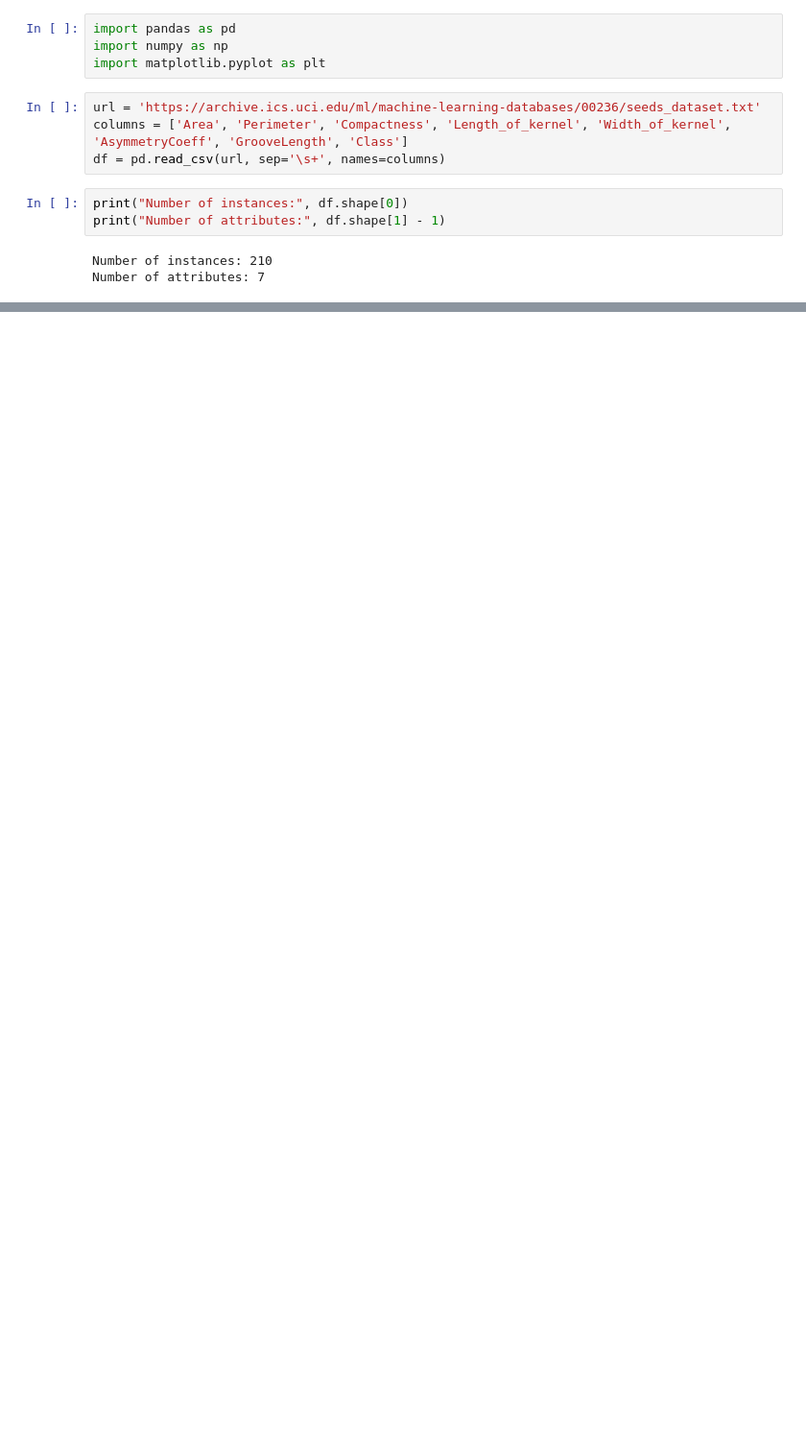
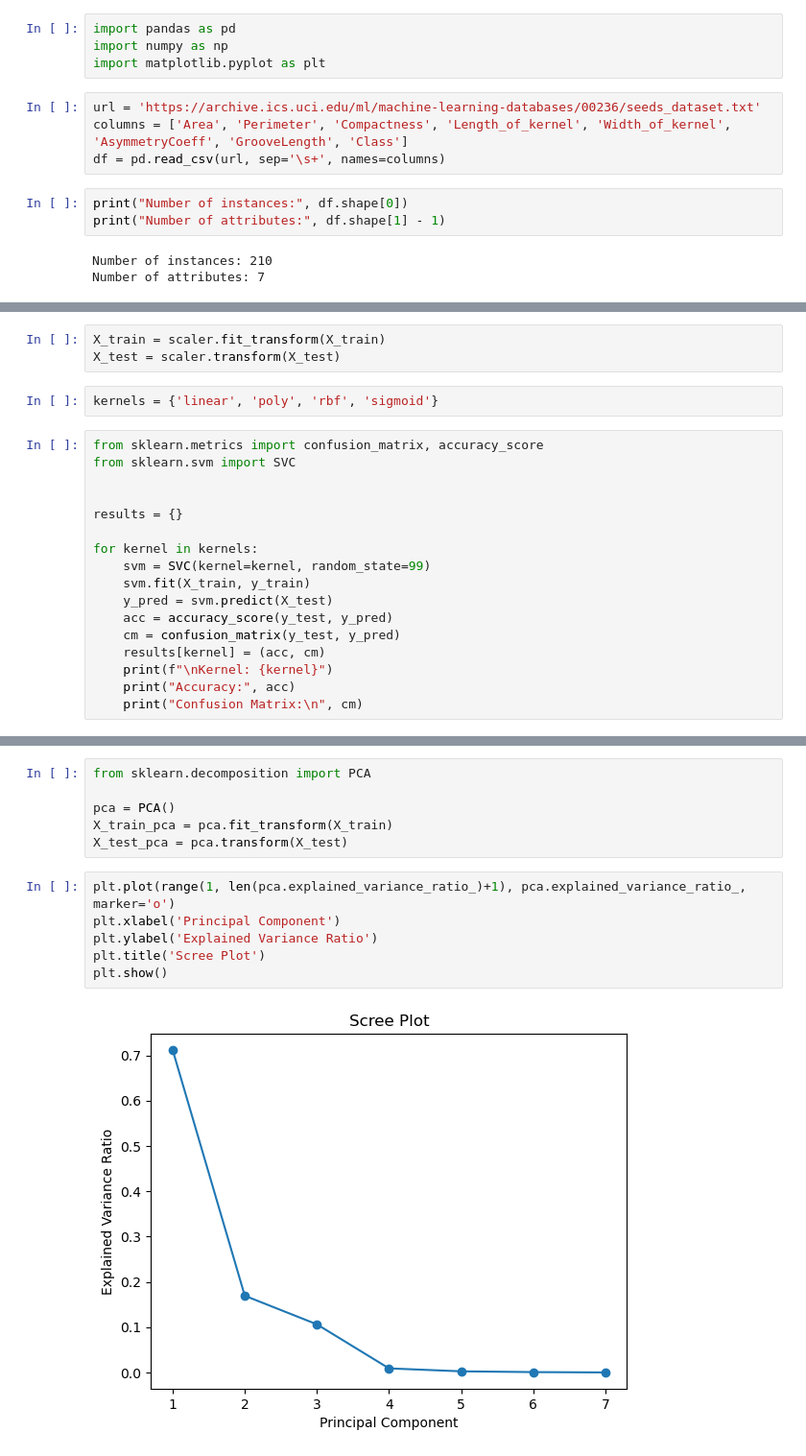
Before and after one commit to Parth6120/Seed_SVM, a Jupyter notebook: Lab2_AML.ipynb, the cells around one changed output, grey strips where cells are left out. Shown at 96% size. Drawn from its saved outputs; the diff is of its cells as text; blank space fills up the shorter version.

```diff
--- a/Lab2_AML.ipynb
+++ b/Lab2_AML.ipynb
@@ -23,0 +33,22 @@ df.head()
+# %%
+X_train = scaler.fit_transform(X_train)
+X_test = scaler.transform(X_test)
+# %%
+kernels = {'linear', 'poly', 'rbf', 'sigmoid'}
+# %%
+from sklearn.metrics import confusion_matrix, accuracy_score
+from sklearn.svm import SVC
+
+
+results = {}
+
+for kernel in kernels:
+    svm = SVC(kernel=kernel, random_state=99)
+    svm.fit(X_train, y_train)
+    y_pred = svm.predict(X_test)
+    acc = accuracy_score(y_test, y_pred)
+    cm = confusion_matrix(y_test, y_pred)
+    results[kernel] = (acc, cm)
+    print(f"\nKernel: {kernel}")
+    print("Accuracy:", acc)
+    print("Confusion Matrix:\n", cm)
@@ -23,0 +78,14 @@ df.head()
+# %%
+from sklearn.decomposition import PCA
+
+pca = PCA()
+X_train_pca = pca.fit_transform(X_train)
+X_test_pca = pca.transform(X_test)
+# %%
+plt.plot(range(1, len(pca.explained_variance_ratio_)+1), pca.explained_variance_ratio_, marker='o')
+plt.xlabel('Principal Component')
+plt.ylabel('Explained Variance Ratio')
+plt.title('Scree Plot')
+plt.show()
+# %% [output]
+[figure, added]
```
Also changed, not shown: parts of 9 cells of this notebook.
